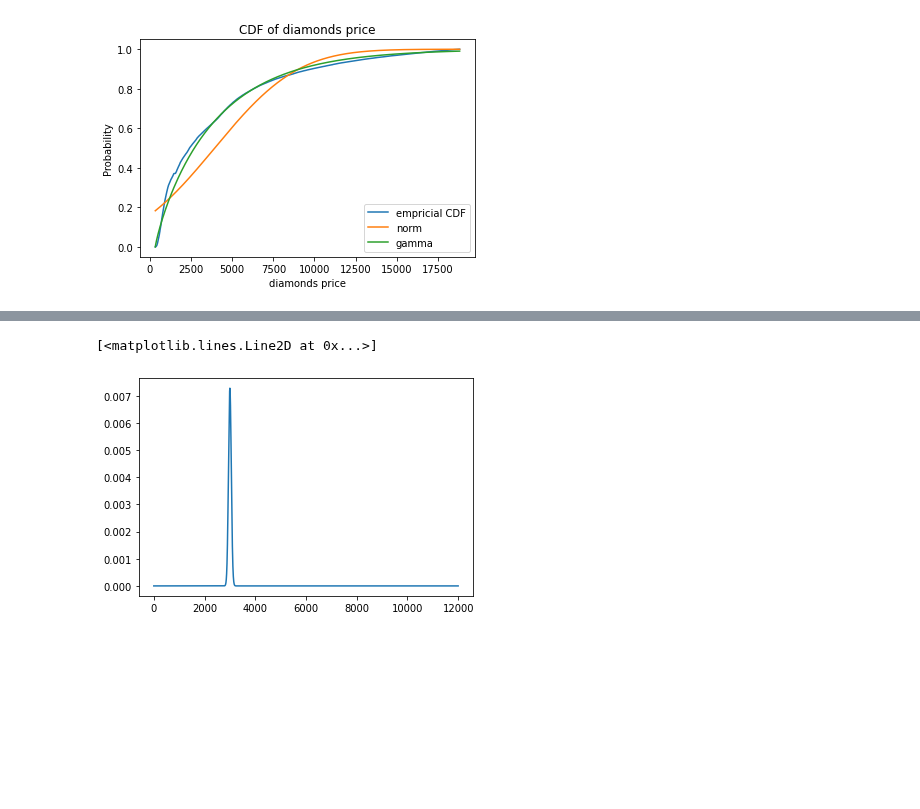
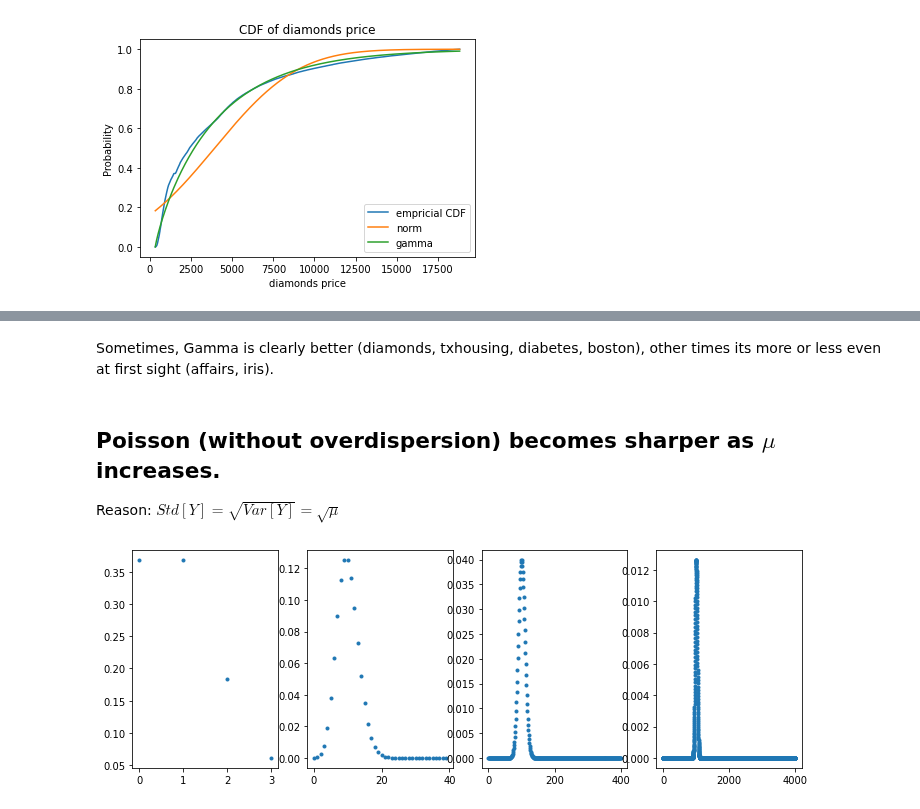
Before and after one commit to lorentzenchr/notebooks, a Jupyter notebook: real_world_non_normal.ipynb, the cells around one changed output, grey strips where cells are left out. Cells and saved outputs as stored; diff of their text form; code cells hidden in the pictures; blank space fills up the shorter version.

```diff
--- a/real_world_non_normal.ipynb
+++ b/real_world_non_normal.ipynb
@@ -45,7 +75,12 @@ stats.poisson.cdf(3040, mu=3000)
+# %% [markdown]
+Sometimes, Gamma is clearly better (diamonds, txhousing, diabetes, boston), other times its more or less even at first sight (affairs, iris).
+# %% [markdown]
+## Poisson (without overdispersion) becomes sharper as $\mu$ increases.
+Reason: $Std[Y] = \sqrt{Var[Y]} = \sqrt{\mu}$
 # %%
-mu = 3000
-x = np.arange(0, 4*mu)
-plt.plot(x, stats.poisson.pmf(x, mu=mu))
+fig, axes = plt.subplots(1, 4, figsize=(12, 4))
+for i, mu in enumerate([1, 10, 100, 1000]):
+    x = np.arange(0, 4*mu)
+    axes[i].plot(x, stats.poisson.pmf(x, mu=mu), '.')
 # %% [output]
-[<matplotlib.lines.Line2D at 0x...>]
-[figure, old version]
+[figure, new version]
```
Also changed, not shown: parts of 5 cells of this notebook.
